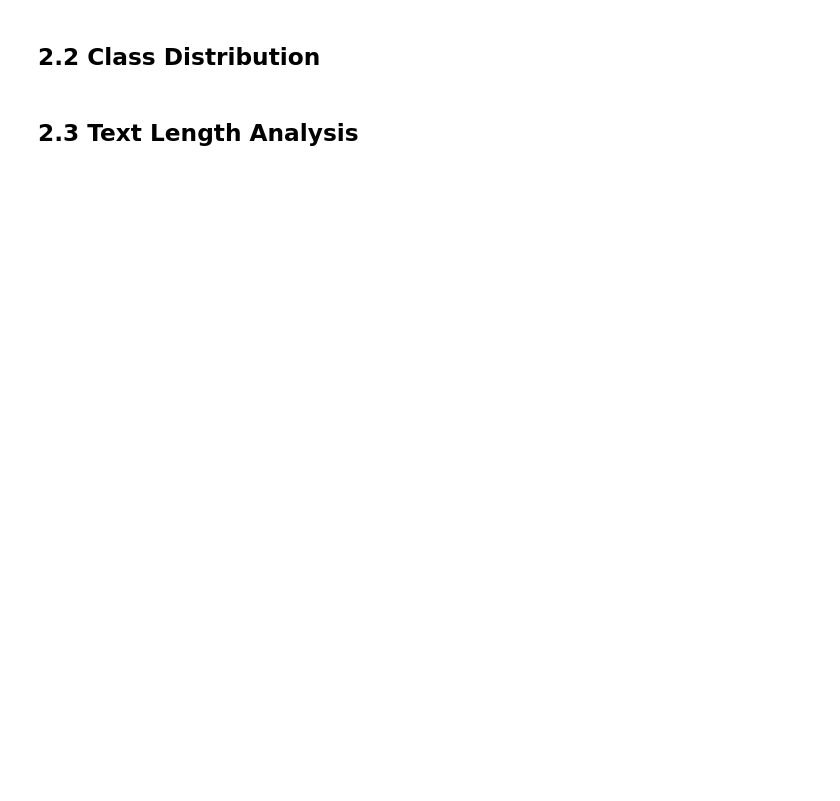
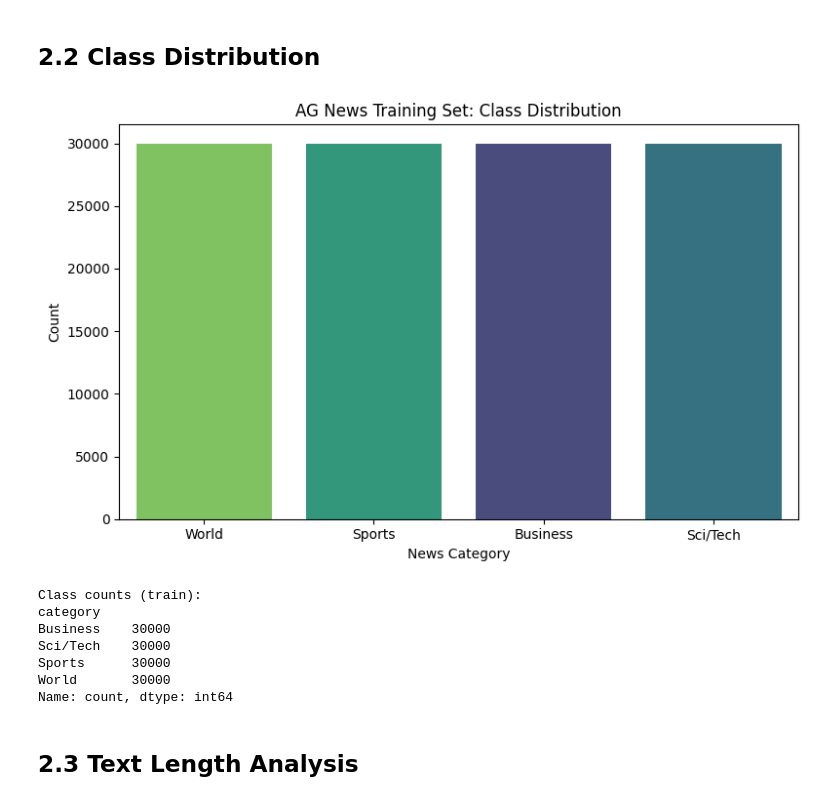
Before and after one commit to jordan6andres/math4dl_project, a Jupyter notebook: notebooks/dl_math_project.ipynb, the cells around one changed output. Drawn from its saved outputs; the diff is of its cells as text; code cells hidden in the pictures; blank space fills up the shorter version.

```diff
--- a/notebooks/dl_math_project.ipynb
+++ b/notebooks/dl_math_project.ipynb
@@ -63,17 +85,33 @@ print(f"\nShape: {test_df.shape}")
 # %%
 # Visualize how balanced the dataset is
 plt.figure(figsize=(8, 5))
 order = ['World', 'Sports', 'Business', 'Sci/Tech']
-sns.countplot(data=train_df, x='category', order=order, palette='viridis')
+sns.countplot(
+    data=train_df,
+    x='category',
+    order=order,
+    hue='category',
+    palette='viridis',
+    legend=False,
+)
 plt.title('AG News Training Set: Class Distribution')
 plt.xlabel('News Category')
 plt.ylabel('Count')
 plt.tight_layout()
-plt.savefig('reports/class_distribution.png')  # Save for report
+plt.savefig('reports/class_distribution.png')
 plt.show()
 
 print("\nClass counts (train):")
 print(train_df['category'].value_counts())
+# %% [output]
+[figure, added]
+Class counts (train):
+category
+Business    30000
+Sci/Tech    30000
+Sports      30000
+World       30000
+Name: count, dtype: int64
 # %% [markdown]
 ## 2.3 Text Length Analysis
 # %%
```
Also changed, not shown: parts of 4 cells of this notebook, 2 other files.
